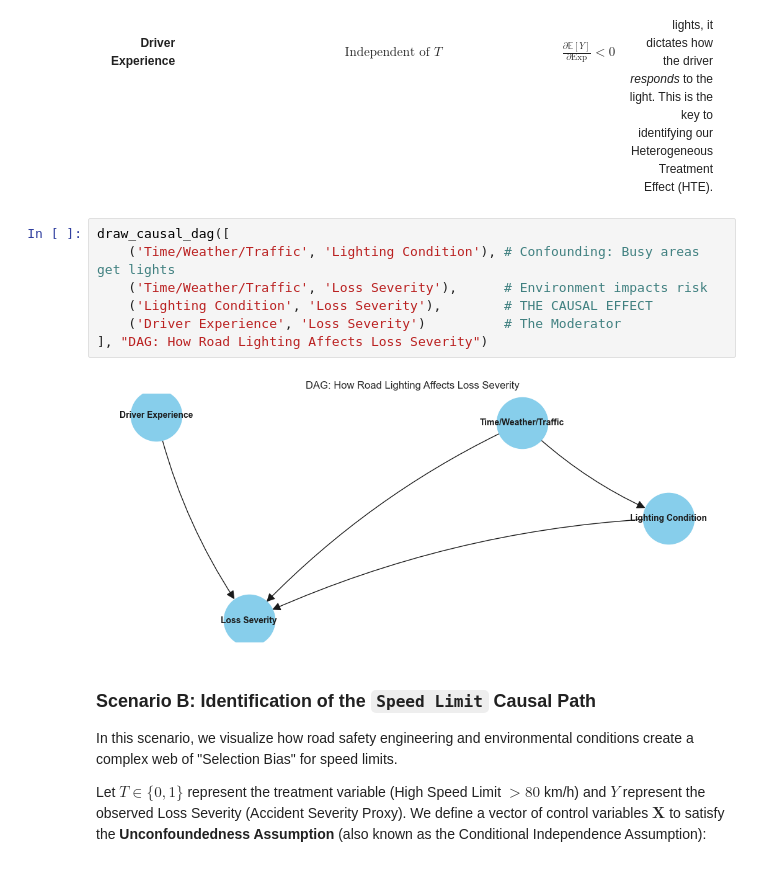
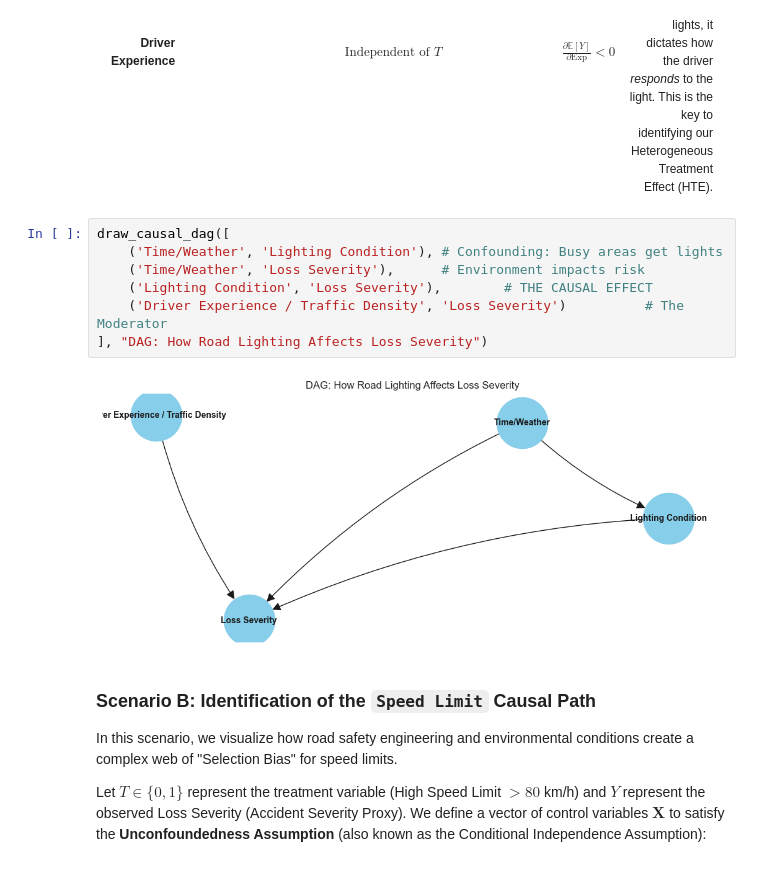
Before and after one commit to tbluemlein/causalinference, a Jupyter notebook: application/traffic_study.ipynb, the cells around one changed output. Drawn from its saved outputs; the diff is of its cells as text.

```diff
--- a/application/traffic_study.ipynb
+++ b/application/traffic_study.ipynb
@@ -142,13 +159,13 @@ Let $T \in \{0, 1\}$ represent the treatment variable (Artificial Light present
 | **Driver Experience** | $\text{Independent of } T$ | $\frac{\partial \mathbb{E}[Y]}{\partial \text{Exp}} < 0$ | **Effect Modifier:** While experience doesn't dictate if a road has lights, it dictates how the driver *responds* to the light. This is the key to identifying our Heterogeneous Treatment Effect (HTE). |
 # %%
 draw_causal_dag([
-    ('Time/Weather/Traffic', 'Lighting Condition'), # Confounding: Busy areas get lights
-    ('Time/Weather/Traffic', 'Loss Severity'),      # Environment impacts risk
+    ('Time/Weather', 'Lighting Condition'), # Confounding: Busy areas get lights
+    ('Time/Weather', 'Loss Severity'),      # Environment impacts risk
     ('Lighting Condition', 'Loss Severity'),        # THE CAUSAL EFFECT
-    ('Driver Experience', 'Loss Severity')          # The Moderator
+    ('Driver Experience / Traffic Density', 'Loss Severity')          # The Moderator
 ], "DAG: How Road Lighting Affects Loss Severity")
 # %% [output]
-[figure, old version]
+[figure, new version]
 # %% [markdown]
 ### Scenario B: Identification of the `Speed Limit` Causal Path
 In this scenario, we visualize how road safety engineering and environmental conditions create a complex web of "Selection Bias" for speed limits.
```
Also changed, not shown: parts of 35 cells of this notebook.
